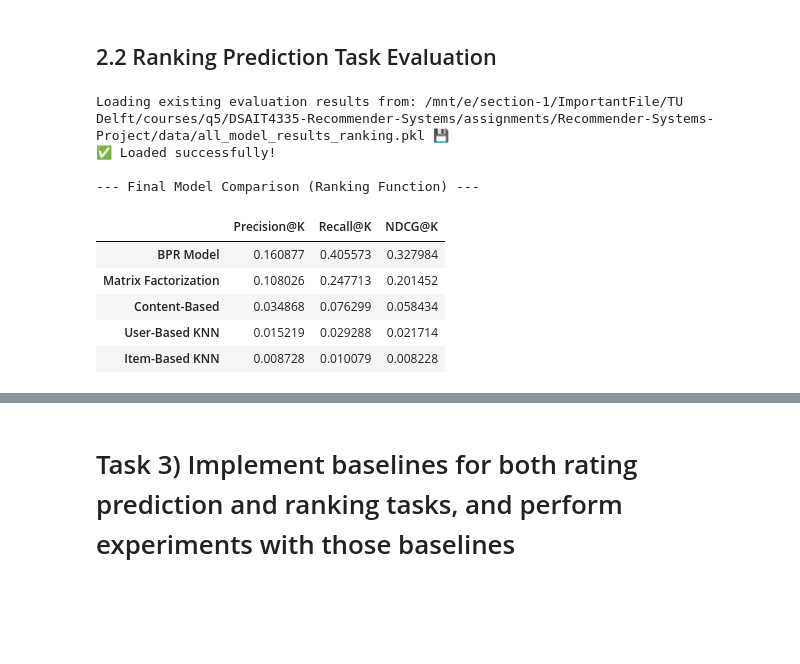
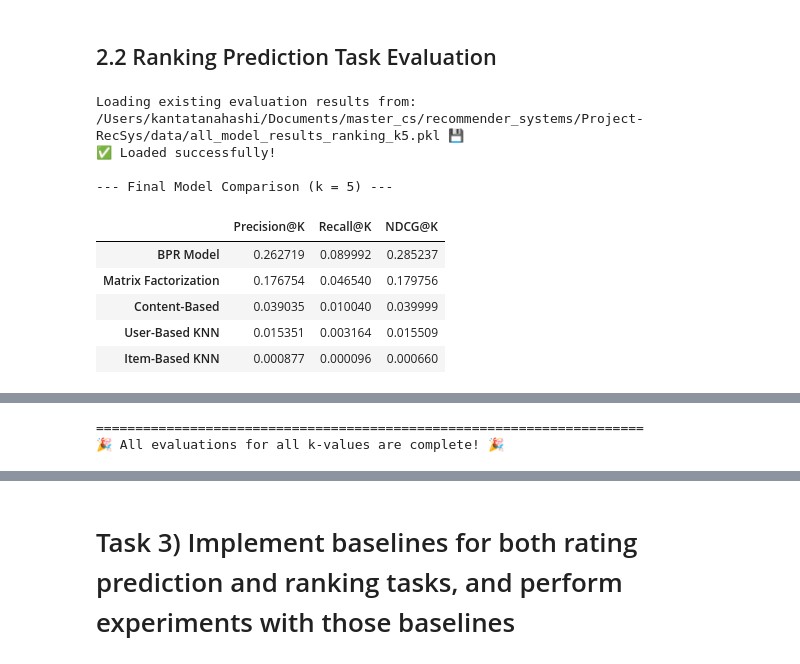
Before and after one commit to kantana8864/Recommender-Systems-Project, a Jupyter notebook: Project-RecSys.ipynb, the cells around one changed output, grey strips where cells are left out. Cells and saved outputs as stored; diff of their text form; code cells hidden in the pictures; blank space fills up the shorter version.

```diff
--- a/Project-RecSys.ipynb
+++ b/Project-RecSys.ipynb
@@ -931,7 +914,9 @@ The actual rating for user 1 and item 17 is 3. The predicted rating by user-base
 # %% [markdown]
 ### Function that generates top-k recommendation list for a target user with user-based recommendataion
 # %%
-def recommend_topk_user_based(train_data, user_similarity_matrix, target_user, k_user, k=5):
+def recommend_topk_user_based(
+    train_data, user_similarity_matrix, global_mean_rating, target_user, k_user, k=5
+):
     """
     Generate Top-K recommendations for a target user using User-based CF.
 
@@ -970,7 +955,7 @@ def recommend_topk_user_based(train_data, user_similarity_matrix, target_user, k
 
 target_user, k_user, k = 1, 50, 50
 recommendations = recommend_topk_user_based(
-    train_data, user_similarity_matrix, target_user, k_user, k
+    train_data, user_similarity_matrix, global_mean_rating, target_user, k_user, k
 )
 print(f"Top-{k} recommendations for user {target_user} with user-based recommendation:")
 for item, score in recommendations:
@@ -3048,7 +3033,14 @@ def evaluate_all_models_ranking(
         recs_bpr_ids = [item_id for item_id, score in recs_bpr]
         all_recommendations["BPR Model"].append(recs_bpr_ids)
 
+    print(f"\n--- Evaluation Sanity Check ---")
+    print(f"Total test users: {len(test_users)}")
+    print(f"Users evaluated (with gt >= 4.0): {len(all_ground_truths)}")
+    avg_gt_size = np.mean([len(g) for g in all_ground_truths])
+    print(f"Average ground truth (gt) list size: {avg_gt_size:.2f}")
     print("\nCalculating final metrics...")
+
+
 
     final_results = {}
     for model_name, rec_lists in all_recommendations.items():
@@ -3077,36 +3069,47 @@ def evaluate_all_models_ranking(
 
     return results_df
 # %%
-path_all_model_results = os.path.join(OUTPUTS_PATH, "all_model_results_ranking.pkl")
+k_values_to_test = [5, 10, 20, 30, 50]
 
-if os.path.exists(path_all_model_results):
-    print(f"Loading existing evaluation results from: {path_all_model_results} 💾")
-    all_model_results = pd.read_pickle(path_all_model_results)
-    print("✅ Loaded successfully!")
-else:
-    print("Evaluating all models... ⏳ This may take a while (~1 hour)")
-    all_model_results = evaluate_all_models_ranking(
-        train_data,
-        test_data,
-        user_similarity_matrix=user_similarity_matrix,
-        item_similarity_matrix=item_similarity_matrix,
-        mf_model=mf_model,
-        bpr_model=bpr_model,
-        k=50,
-    )
-    all_model_results.to_pickle(path_all_model_results)
-    print(f"✅ Evaluation complete and results saved to: {path_all_model_results}")
+all_results_by_k = {}
 
-print("\n--- Final Model Comparison (Ranking Function) ---")
-display(all_model_results)
+for k in k_values_to_test:
+    new_filename = f"all_model_results_ranking_k{k}.pkl"
+    path_all_model_results = os.path.join(OUTPUTS_PATH, new_filename)
+
+    if os.path.exists(path_all_model_results):
+        print(f"Loading existing evaluation results from: {path_all_model_results} 💾")
+        all_model_results = pd.read_pickle(path_all_model_results)
+        print("✅ Loaded successfully!")
+    else:
+        print(f"Evaluating all models for k={k}... ⏳ This may take a while.")
+        all_model_results = evaluate_all_models_ranking(
+            train_data,
+            test_data,
+            user_similarity_matrix=user_similarity_matrix,
+            item_similarity_matrix=item_similarity_matrix,
+            mf_model=mf_model,
+            bpr_model=bpr_model,
+            k=k,
+        )
+        all_model_results.to_pickle(path_all_model_results)
+        print(f"✅ Evaluation complete and results saved to: {path_all_model_results}")
+
+    print(f"\n--- Final Model Comparison (k = {k}) ---")
+    display(all_model_results)
+
+    all_results_by_k[k] = all_model_results
+
+print("=" * 70)
+print("🎉 All evaluations for all k-values are complete! 🎉")
 # %% [output]
-Loading existing evaluation results from: /mnt/e/section-1/ImportantFile/TU Delft/courses/q5/DSAIT4335-Recommender-Systems/assignments/Recommender-Systems-Project/data/all_model_results_ranking.pkl 💾
+Loading existing evaluation results from: /Users/kantatanahashi/Documents/master_cs/recommender_systems/Project-RecSys/data/all_model_results_ranking_k5.pkl 💾
 ✅ Loaded successfully!
 
---- Final Model Comparison (Ranking Function) ---
+--- Final Model Comparison (k = 5) ---
 |  | Precision@K | Recall@K | NDCG@K |
-| BPR Model | 0.160877 | 0.405573 | 0.327984 |
-| Matrix Factorization | 0.108026 | 0.247713 | 0.201452 |
-| Content-Based | 0.034868 | 0.076299 | 0.058434 |
-| User-Based KNN | 0.015219 | 0.029288 | 0.021714 |
-| Item-Based KNN | 0.008728 | 0.010079 | 0.008228 |
+| BPR Model | 0.262719 | 0.089992 | 0.285237 |
+| Matrix Factorization | 0.176754 | 0.046540 | 0.179756 |
+| Content-Based | 0.039035 | 0.010040 | 0.039999 |
+| User-Based KNN | 0.015351 | 0.003164 | 0.015509 |
+| Item-Based KNN | 0.000877 | 0.000096 | 0.000660 |
@@ -3112,0 +3156,2 @@ Loading existing evaluation results from: /mnt/e/section-1/ImportantFile/TU Delf
+======================================================================
+🎉 All evaluations for all k-values are complete! 🎉
```
Also changed, not shown: parts of 6 cells of this notebook, 7 other files.
